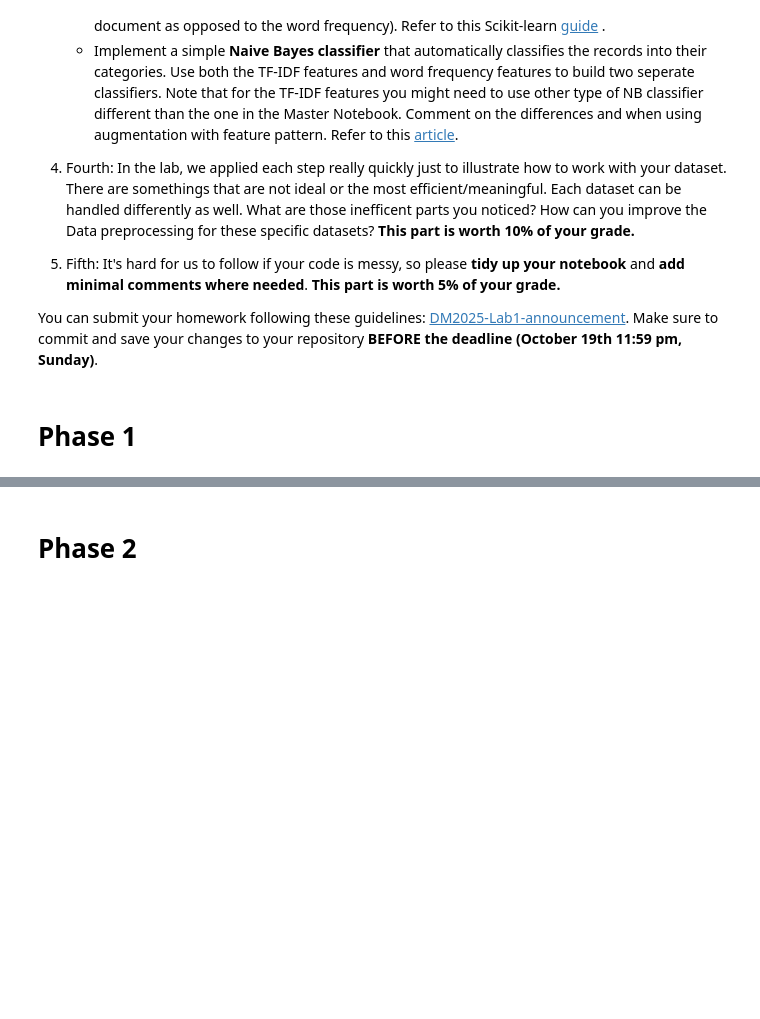
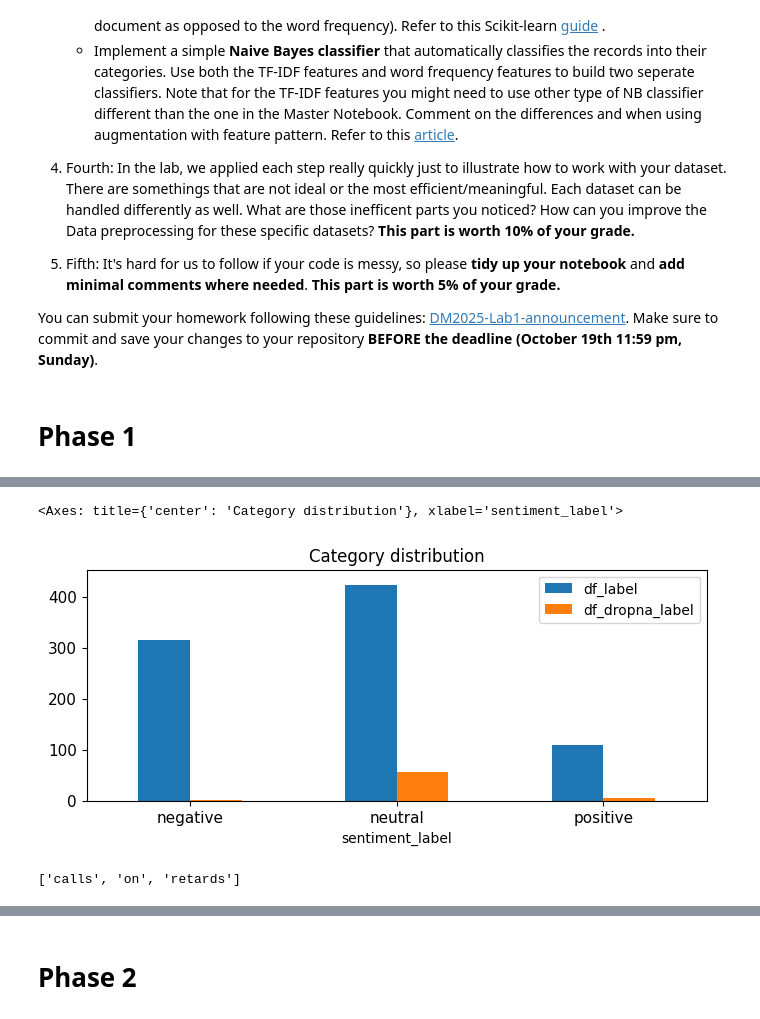
Before and after one commit to j-lee-cob/DM2025-Lab1-Exercise, a Jupyter notebook: DM2025-Lab1-Homework.ipynb, the cells around one changed output, grey strips where cells are left out. Drawn from its saved outputs; the diff is of its cells as text; code cells hidden in the pictures; blank space fills up the shorter version.

```diff
--- a/DM2025-Lab1-Homework.ipynb
+++ b/DM2025-Lab1-Homework.ipynb
@@ -81,0 +159,25 @@ twenty_train = fetch_20newsgroups(subset='train', categories=categories, shuffle
+# %%
+#Exercise 8
+df_compare = pd.DataFrame({
+    'df_label': df.sentiment_label.value_counts(),
+    'df_dropna_label': df_dropna.sentiment_label.value_counts()
+})
+
+df_compare.plot(kind = 'bar',
+                title = 'Category distribution',
+                ylim = [0, df.sentiment_label.value_counts().max()+30],
+                rot = 0, fontsize = 11, figsize = (8,3))
+# %% [output]
+<Axes: title={'center': 'Category distribution'}, xlabel='sentiment_label'>
+[figure, added]
+# %%
+#text tokenizer
+from sklearn.feature_extraction.text import CountVectorizer
+count_vect = CountVectorizer()
+df_counts = count_vect.fit_transform(df.text) #learn the vocabulary and return document-term matrix
+
+#Exercise 9
+analyze = count_vect.build_analyzer()
+analyze(df.text[0])
+# %% [output]
+['calls', 'on', 'retards']
```
Also changed, not shown: parts of 4 cells of this notebook.
